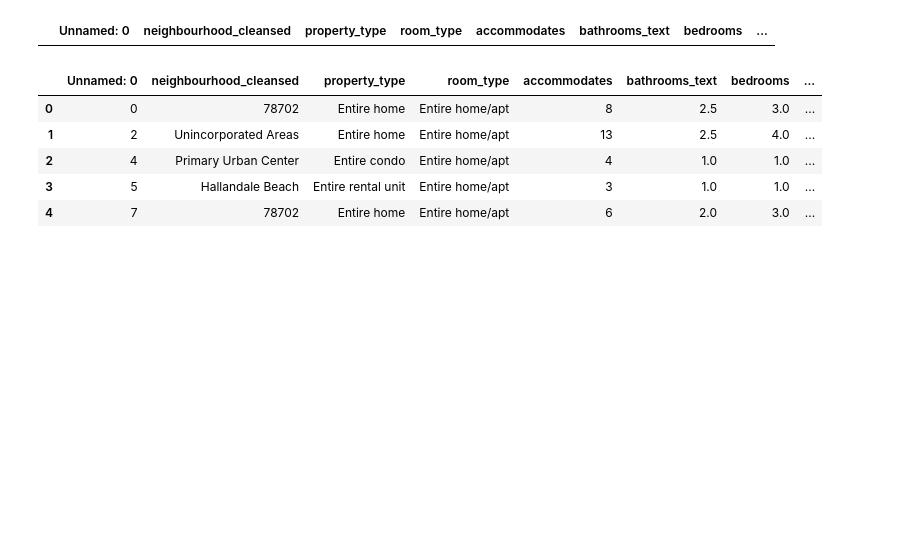
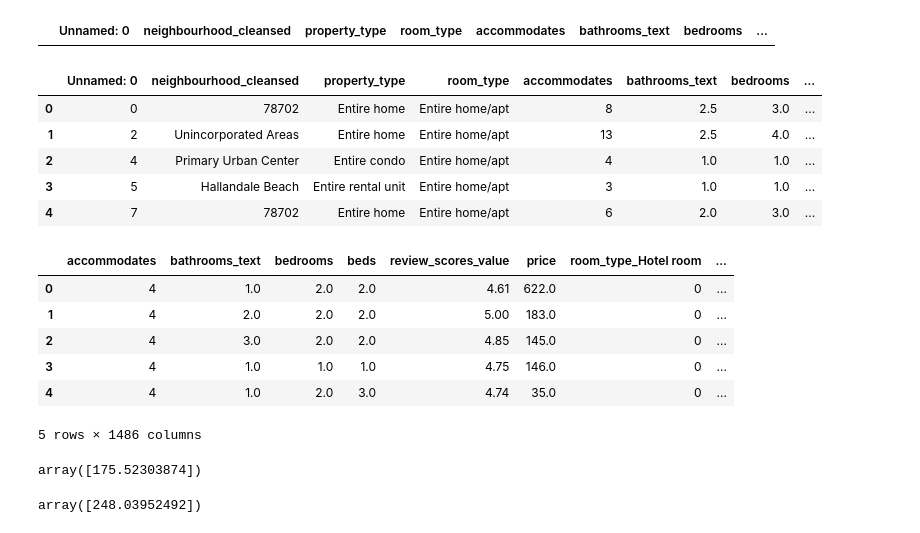
Before and after one commit to alexmoura-git/capstone, a Jupyter notebook: PreProcess.ipynb, the cells around one changed output. Saved outputs shown, nothing was run; the diff lists cells and outputs as text; code cells hidden in the pictures; blank space fills up the shorter version.

```diff
--- a/PreProcess.ipynb
+++ b/PreProcess.ipynb
@@ -500,3 +500,17 @@ filtered_data
 | 2 | 4 | Primary Urban Center | Entire condo | Entire home/apt | 4 | 1.0 | 1.0 | ... |
 | 3 | 5 | Hallandale Beach | Entire rental unit | Entire home/apt | 3 | 1.0 | 1.0 | ... |
 | 4 | 7 | 78702 | Entire home | Entire home/apt | 6 | 2.0 | 3.0 | ... |
+# %%
+import pandas as pd
+
+encoded_data = pd.read_csv('app/encoded_listings.csv',nrows=5)
+# %%
+encoded_data
+# %% [output]
+|  | accommodates | bathrooms_text | bedrooms | beds | review_scores_value | price | room_type_Hotel room | ... |
+| 0 | 4 | 1.0 | 2.0 | 2.0 | 4.61 | 622.0 | 0 | ... |
+| 1 | 4 | 2.0 | 2.0 | 2.0 | 5.00 | 183.0 | 0 | ... |
+| 2 | 4 | 3.0 | 2.0 | 2.0 | 4.85 | 145.0 | 0 | ... |
+| 3 | 4 | 1.0 | 1.0 | 1.0 | 4.75 | 146.0 | 0 | ... |
+| 4 | 4 | 1.0 | 2.0 | 3.0 | 4.74 | 35.0 | 0 | ... |
+5 rows × 1486 columns
@@ -502,0 +614,25 @@ filtered_data
+# %%
+city='seattle'
+neighborhood='Downtown'
+property_type='Entire condo'
+room_type = 'Entire home/apt'
+bathrooms = 1
+bedrooms = 2
+beds = 10
+accommodates= 4
+
+make_prediction(neighborhood,
+                    property_type,
+                    room_type,
+                    accommodates,
+                    bathrooms,
+                    bedrooms,
+                    beds,
+                    city)
+# %% [output]
+array([175.52303874])
+# %%
+   prediction = model.predict(input_data_encoded_scaled)
+   prediction
+# %% [output]
+array([248.03952492])
```
Also changed, not shown: parts of 2 cells of this notebook, 8 other files.
